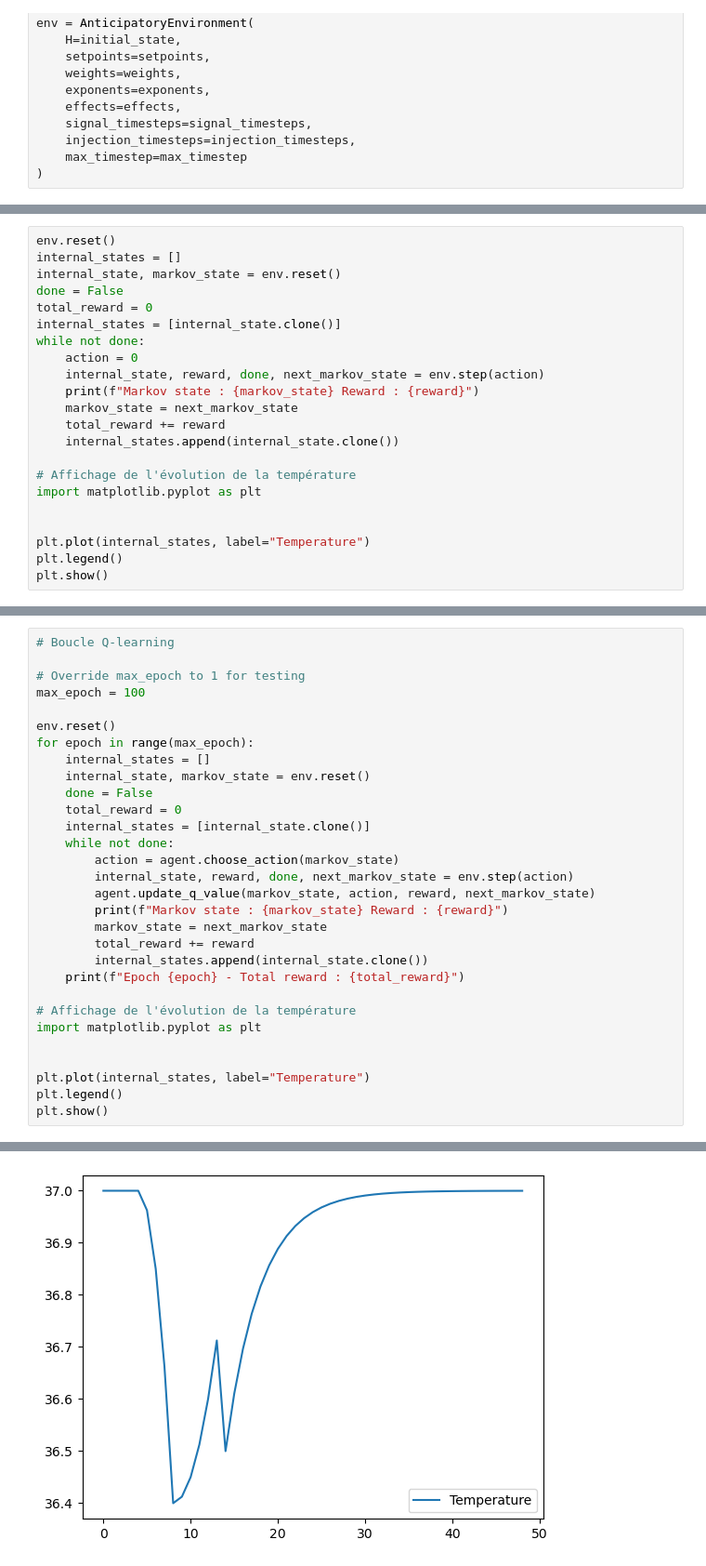
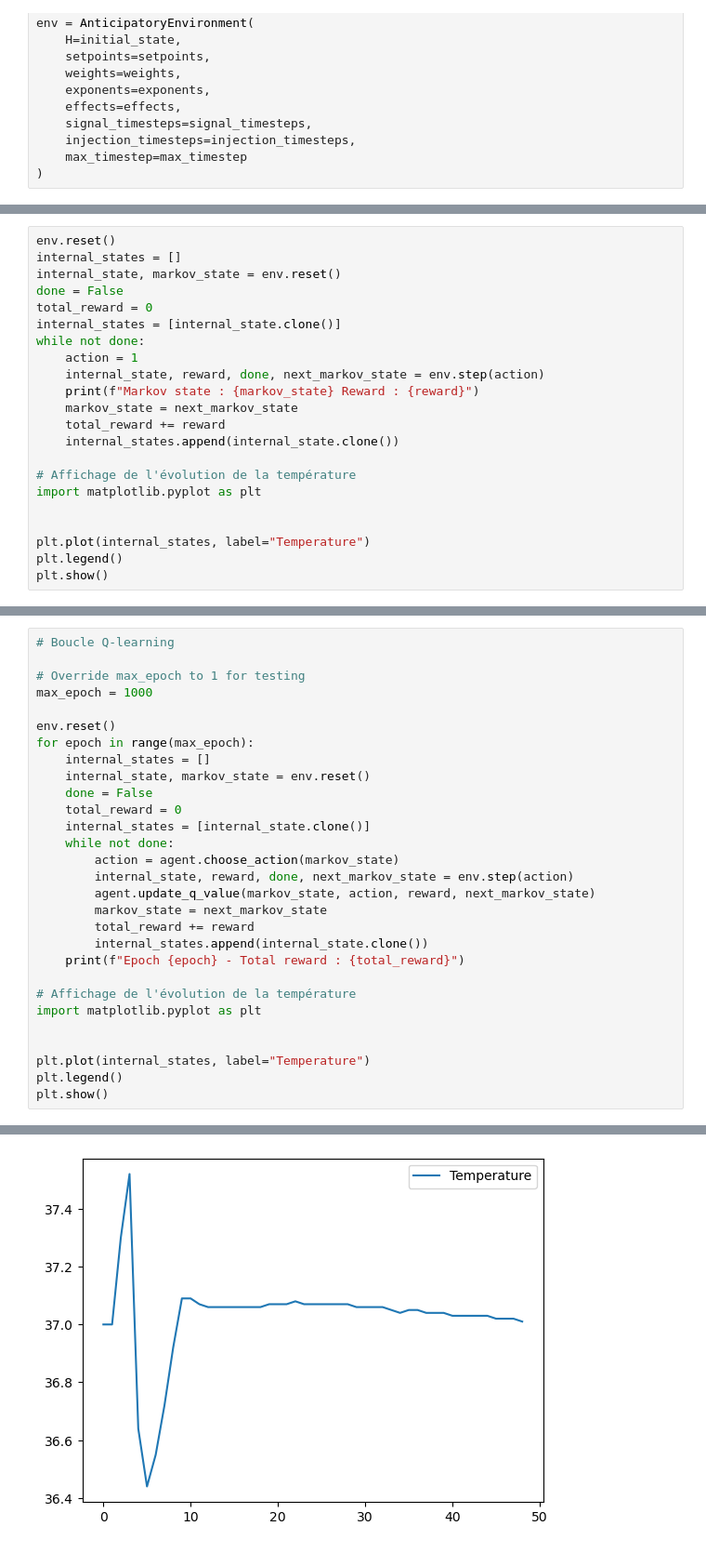
Before and after one commit to TsunomakiWatamelon/Homeostatic-Reinforcement-Learning, a Jupyter notebook: src/test.ipynb, the cells around one changed output, grey strips where cells are left out. Shown: that part at 93% size. Saved outputs shown, nothing was run; the diff lists cells and outputs as text.

```diff
--- a/src/test.ipynb
+++ b/src/test.ipynb
@@ -95,7 +97,7 @@ done = False
 total_reward = 0
 internal_states = [internal_state.clone()]
 while not done:
-    action = 0
+    action = 1
     internal_state, reward, done, next_markov_state = env.step(action)
     print(f"Markov state : {markov_state} Reward : {reward}")
     markov_state = next_markov_state
@@ -177,7 +179,7 @@ Markov state : 1 Reward : -0.1379271298646927
 # Boucle Q-learning
 
 # Override max_epoch to 1 for testing
-max_epoch = 100
+max_epoch = 1000
 
 env.reset()
 for epoch in range(max_epoch):
@@ -190,7 +192,6 @@ for epoch in range(max_epoch):
         action = agent.choose_action(markov_state)
         internal_state, reward, done, next_markov_state = env.step(action)
         agent.update_q_value(markov_state, action, reward, next_markov_state)
-        print(f"Markov state : {markov_state} Reward : {reward}")
         markov_state = next_markov_state
         total_reward += reward
         internal_states.append(internal_state.clone())
@@ -224,4 +225,4 @@ Epoch 99 - Total reward : -11.253413200378418
-[figure, old version]
+[figure, new version]
 # %%
 agent_q_table = agent.q_table
 for state, actions in agent_q_table.items():
```
Also changed, not shown: parts of 5 cells of this notebook, 2 other files.
